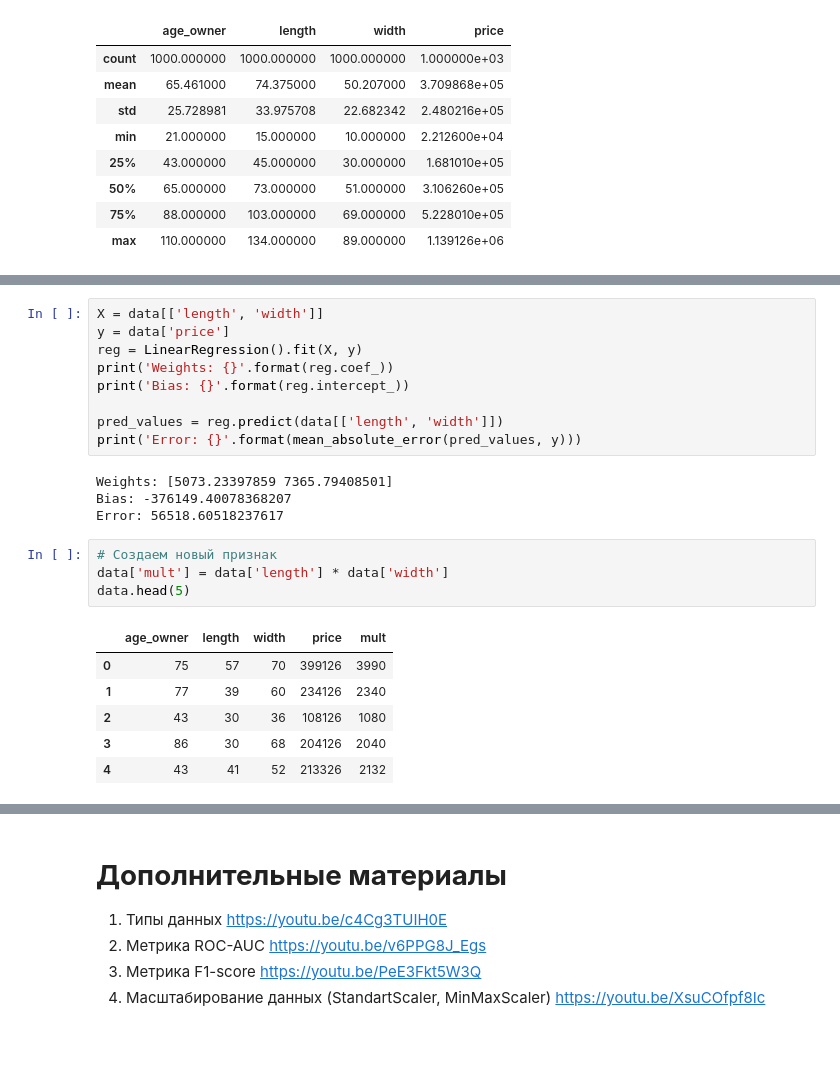
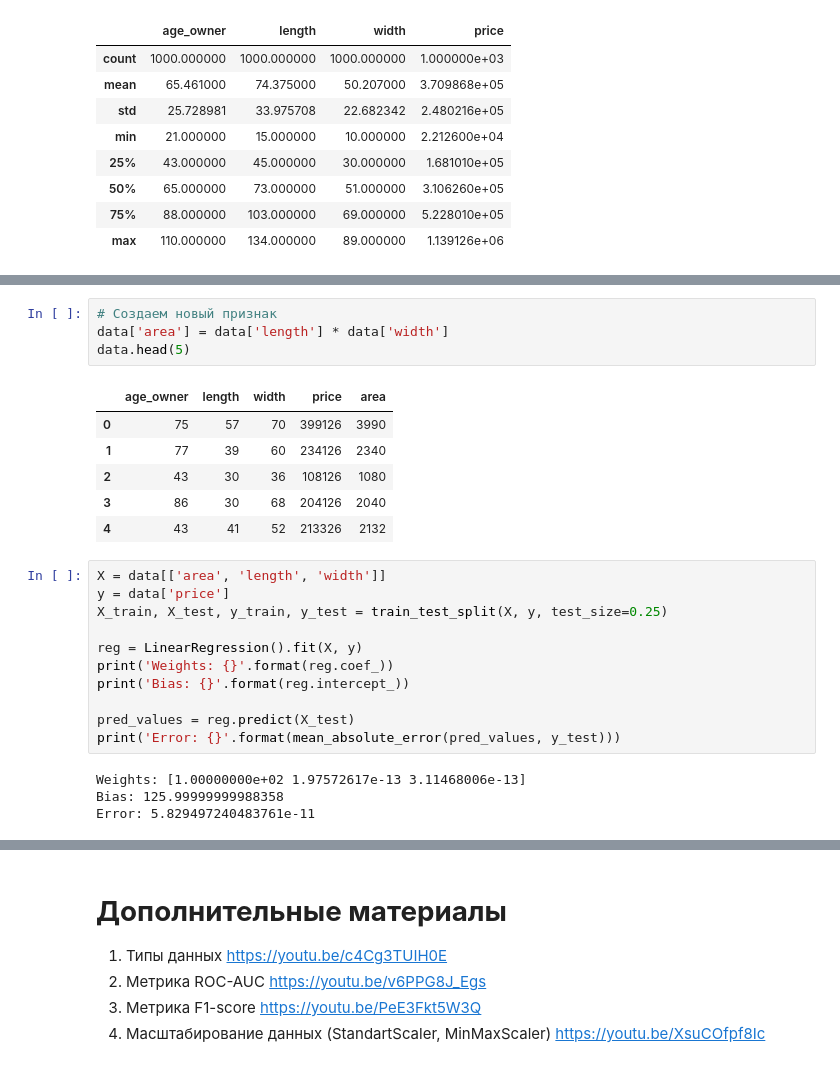
Before and after one commit to BirukovAlex/neto_Python, a Jupyter notebook: Проблема_качества_данных.ipynb, the cells around one changed output, grey strips where cells are left out. Drawn from its saved outputs; the diff is of its cells as text.

```diff
--- a/Проблема_качества_данных.ipynb
+++ b/Проблема_качества_данных.ipynb
@@ -100,24 +151,26 @@ y.median()
+# %%
+# Создаем новый признак
+data['area'] = data['length'] * data['width']
+data.head(5)
+# %% [output]
+|  | age_owner | length | width | price | area |
+| 0 | 75 | 57 | 70 | 399126 | 3990 |
+| 1 | 77 | 39 | 60 | 234126 | 2340 |
+| 2 | 43 | 30 | 36 | 108126 | 1080 |
+| 3 | 86 | 30 | 68 | 204126 | 2040 |
+| 4 | 43 | 41 | 52 | 213326 | 2132 |
 # %%
-X = data[['length', 'width']]
+X = data[['area', 'length', 'width']]
 y = data['price']
+X_train, X_test, y_train, y_test = train_test_split(X, y, test_size=0.25)
+
 reg = LinearRegression().fit(X, y)
 print('Weights: {}'.format(reg.coef_))
 print('Bias: {}'.format(reg.intercept_))
 
-pred_values = reg.predict(data[['length', 'width']])
-print('Error: {}'.format(mean_absolute_error(pred_values, y)))
+pred_values = reg.predict(X_test)
+print('Error: {}'.format(mean_absolute_error(pred_values, y_test)))
 # %% [output]
-Weights: [5073.23397859 7365.79408501]
-Bias: -376149.40078368207
-Error: 56518.60518237617
+Weights: [1.00000000e+02 1.97572617e-13 3.11468006e-13]
+Bias: 125.99999999988358
+Error: 5.829497240483761e-11
-# %%
-# Создаем новый признак
-data['mult'] = data['length'] * data['width']
-data.head(5)
-# %% [output]
-|  | age_owner | length | width | price | mult |
-| 0 | 75 | 57 | 70 | 399126 | 3990 |
-| 1 | 77 | 39 | 60 | 234126 | 2340 |
-| 2 | 43 | 30 | 36 | 108126 | 1080 |
-| 3 | 86 | 30 | 68 | 204126 | 2040 |
-| 4 | 43 | 41 | 52 | 213326 | 2132 |
```
Also changed, not shown: parts of 17 cells of this notebook.
